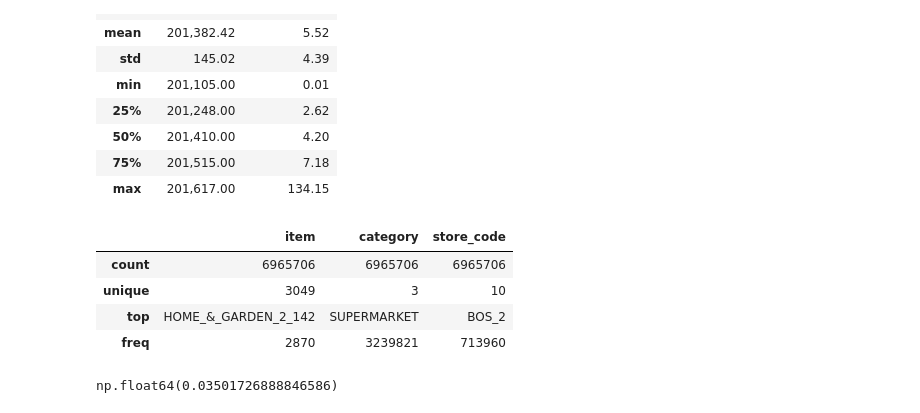
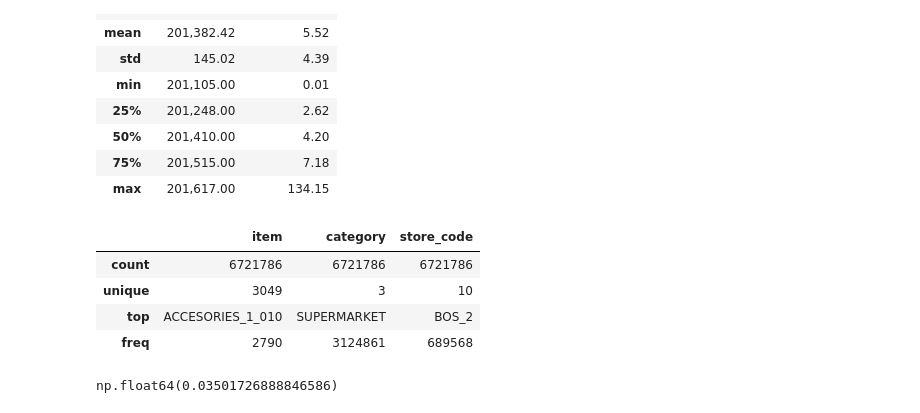
Before and after one commit to Ehunankakoa/nuclio-datascience_AI, a Jupyter notebook: TFM/DSmarket_JMGZ.ipynb, the cells around one changed output. Saved outputs shown, nothing was run; the diff lists cells and outputs as text; code cells hidden in the pictures.

```diff
--- a/TFM/DSmarket_JMGZ.ipynb
+++ b/TFM/DSmarket_JMGZ.ipynb
@@ -279,13 +279,13 @@ pd_prices.describe()
 | 75% | 201,515.00 | 7.18 |
 | max | 201,617.00 | 134.15 |
 # %%
-pd_prices.describe(include=['object'])
+pd_prices.describe(include=['object','str'])
 # %% [output]
 |  | item | category | store_code |
-| count | 6965706 | 6965706 | 6965706 |
+| count | 6721786 | 6721786 | 6721786 |
 | unique | 3049 | 3 | 10 |
-| top | HOME_&_GARDEN_2_142 | SUPERMARKET | BOS_2 |
-| freq | 2870 | 3239821 | 713960 |
+| top | ACCESORIES_1_010 | SUPERMARKET | BOS_2 |
+| freq | 2790 | 3124861 | 689568 |
 # %%
 pd_prices.yearweek.isnull().sum()/pd_prices.shape[0]
 # %% [output]
```
Also changed, not shown: parts of 22 cells of this notebook, 2 other files.
